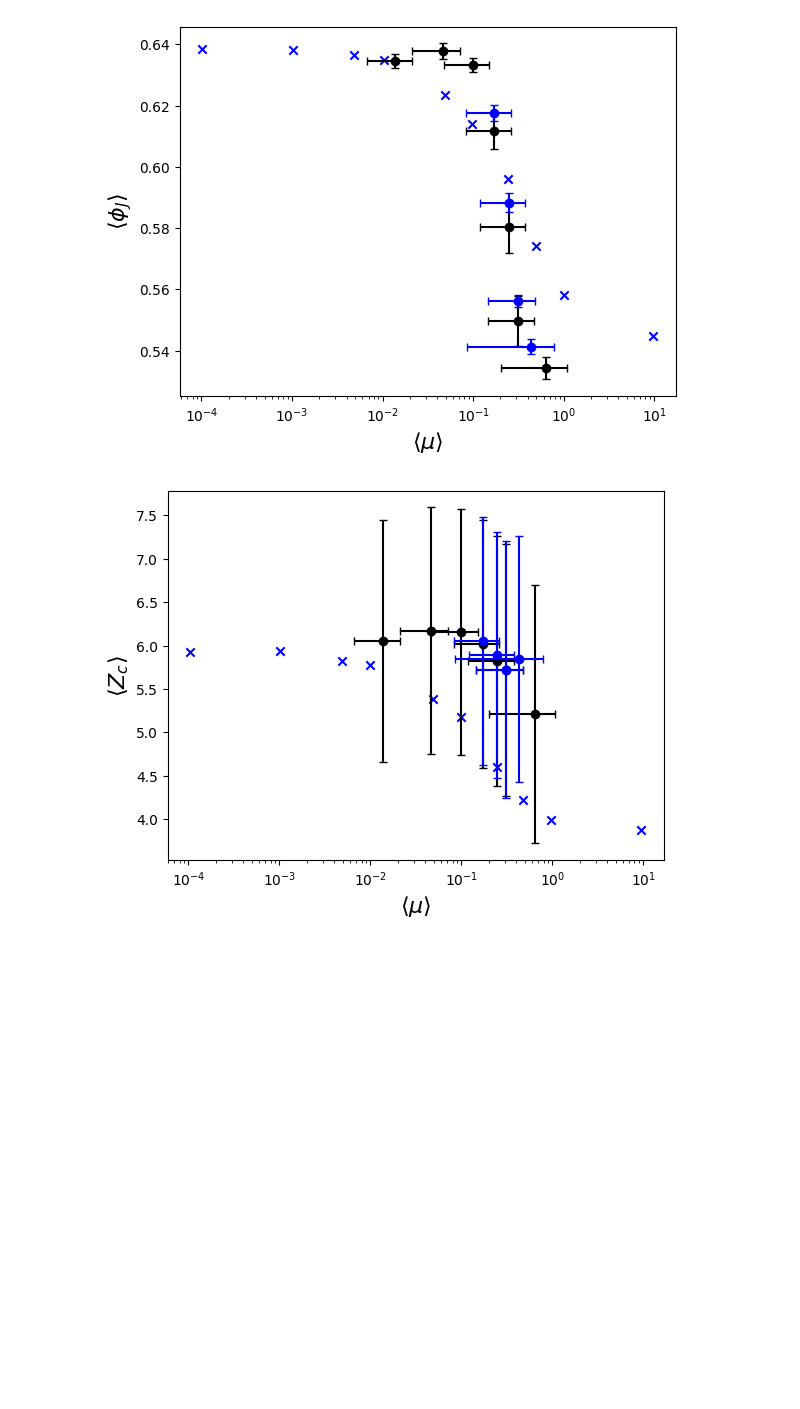
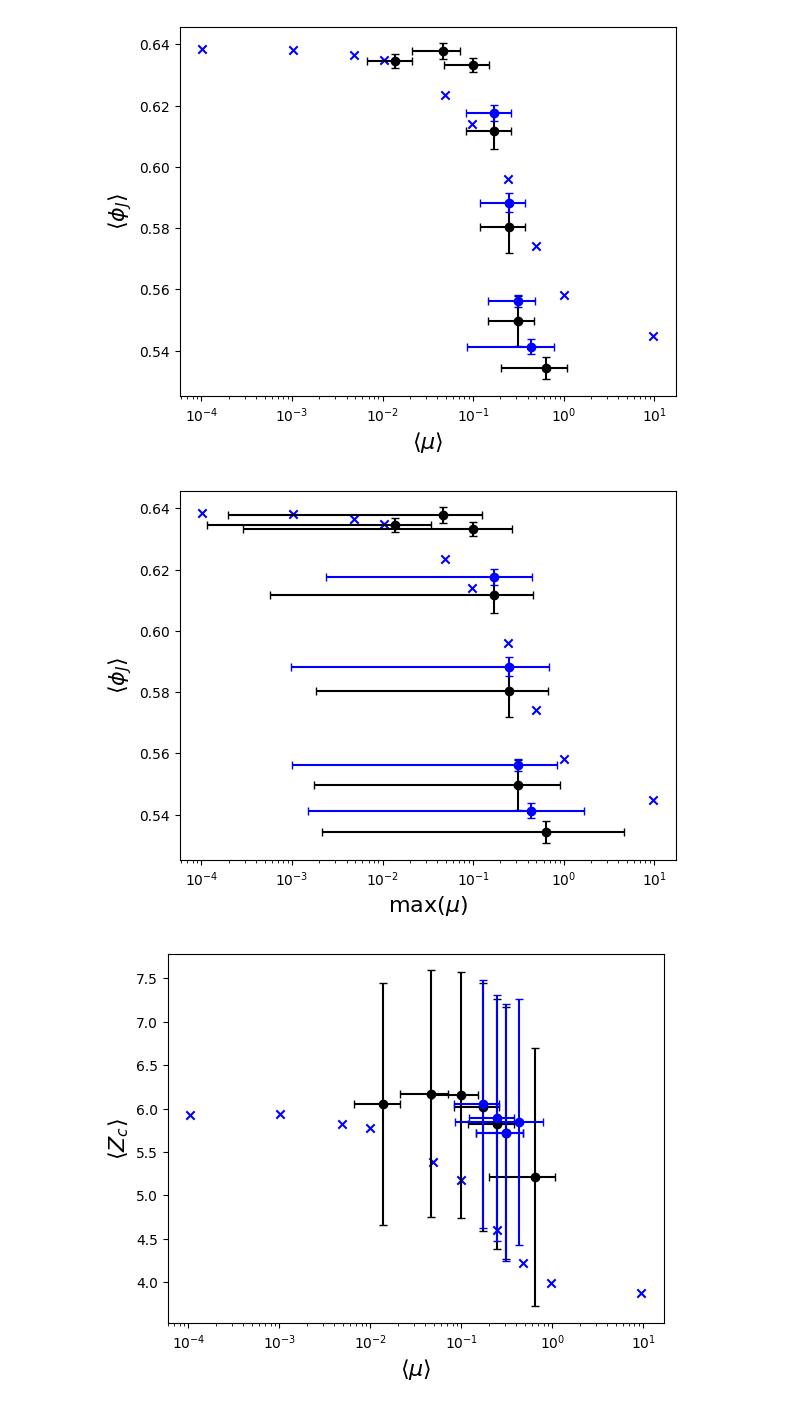
Before and after one commit to mmccraw98/notebooks-spring-26, a Jupyter notebook: 01/grant/analyzing-server-data/testing-jamming.ipynb, the cells around one changed output. Saved outputs shown, nothing was run; the diff lists cells and outputs as text; code cells hidden in the pictures; blank space fills up the shorter version.

```diff
--- a/01/grant/analyzing-server-data/testing-jamming.ipynb
+++ b/01/grant/analyzing-server-data/testing-jamming.ipynb
@@ -72,6 +72,52 @@ plt.savefig('figures/jamming/phi_j.png', dpi=600)
 plt.show()
 # %% [output]
 [figure]
+# %%
+p_rad = 0.5
+
+
+phi_data = np.load('data/phi_large.npz')
+mu_data = np.load('data/mu_clump_large.npz')
+for arad in np.unique(phi_data['arad']):
+    phi_mask = phi_data['arad'] == arad
+    mu_mask = mu_data['arad'] == arad
+    mu_vals = mu_data['val'][mu_mask]
+    phi_vals = phi_data['val'][phi_mask]
+    mu_mean = np.mean(mu_vals)
+    plt.errorbar(
+        mu_mean, np.mean(phi_vals),
+        xerr=[[mu_mean - np.min(mu_vals)], [np.max(mu_vals) - mu_mean]],
+        yerr=np.std(phi_vals),
+        fmt='ok',
+        capsize=3,
+    )
+
+
+phi_data = np.load('data/phi_large_with_core.npz')
+mu_data = np.load('data/mu_clump_large_with_core.npz')
+for arad in np.unique(phi_data['arad']):
+    phi_mask = phi_data['arad'] == arad
+    mu_mask = mu_data['arad'] == arad
+    mu_vals = mu_data['val'][mu_mask]
+    phi_vals = phi_data['val'][phi_mask]
+    mu_mean = np.mean(mu_vals)
+    plt.errorbar(
+        mu_mean, np.mean(phi_vals),
+        xerr=[[mu_mean - np.min(mu_vals)], [np.max(mu_vals) - mu_mean]],
+        yerr=np.std(phi_vals),
+        fmt='ob',
+        capsize=3,
+    )
+
+plt.scatter(silbert_phi[:, 0], silbert_phi[:, 1], c='b', marker='x')
+
+plt.xscale('log')
+plt.xlabel(r'$\max(\mu)$', fontsize=16)
+plt.ylabel(r'$\langle \phi_J \rangle$', fontsize=16)
+plt.savefig('figures/jamming/phi_j_mu_max.png', dpi=600)
+plt.show()
+# %% [output]
+[figure, added]
 # %%
 p_rad = 0.5
 
```
Also changed, not shown: parts of 1 cell of this notebook, 6 other files.
